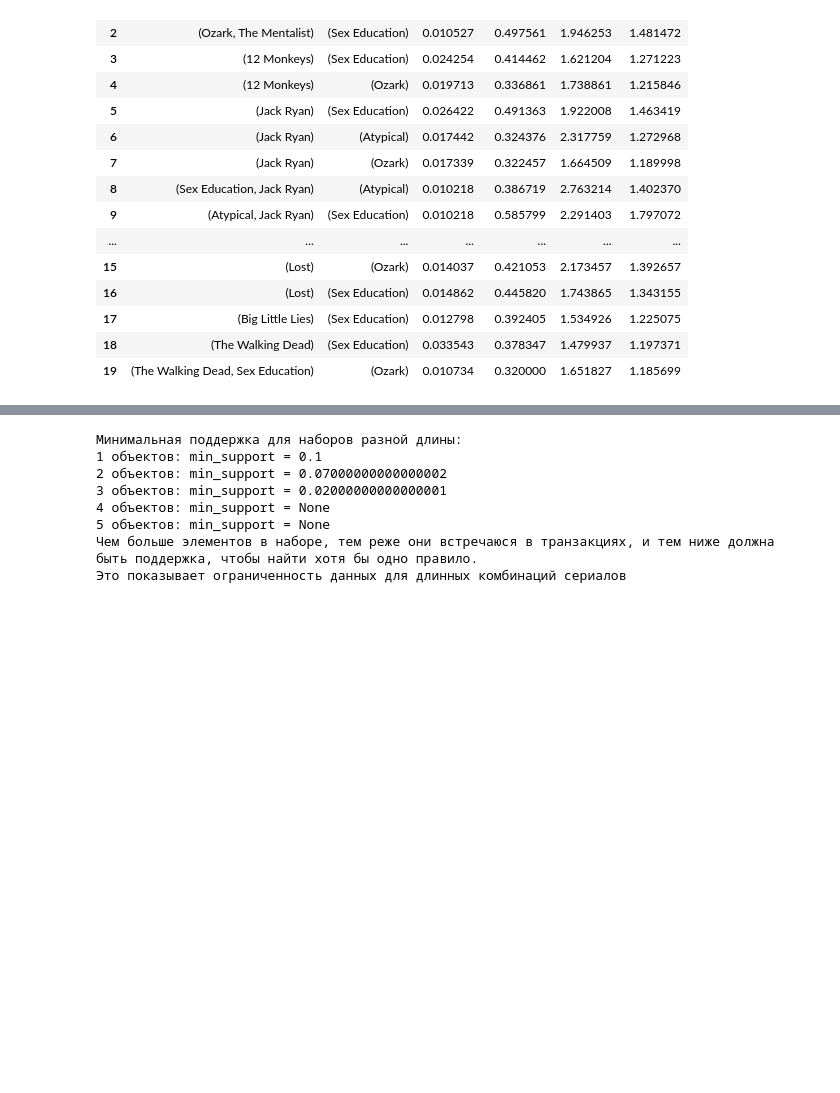
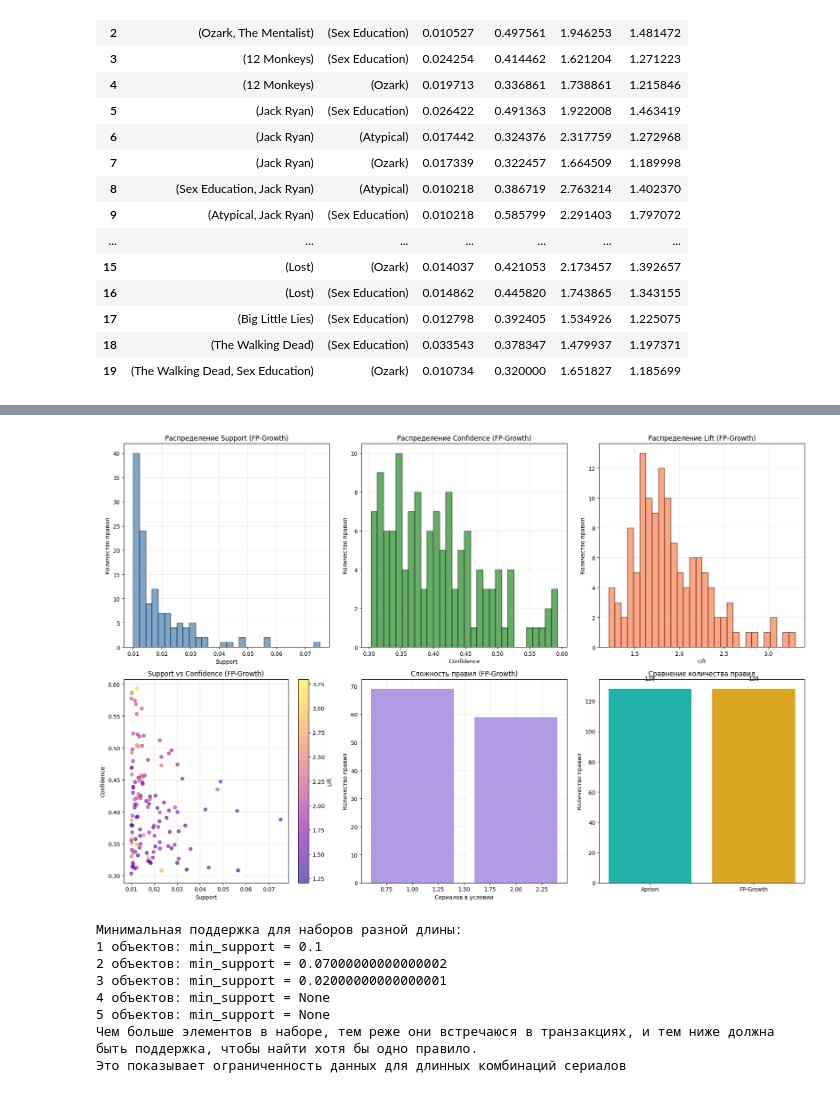
Before and after one commit to AccuRion1/machinelearn2, a Jupyter notebook: tv_lab2.ipynb, the cells around one changed output, grey strips where cells are left out. Drawn from its saved outputs; the diff is of its cells as text; code cells hidden in the pictures; blank space fills up the shorter version.

```diff
--- a/tv_lab2.ipynb
+++ b/tv_lab2.ipynb
@@ -391,0 +385,10 @@ rules_fpg[['antecedents','consequents','support','confidence','lift','conviction
+# %%
+print("\nГенерация ассоциативных правил")
+
+rules_fp = association_rules(frequent_itemsets_fp,
+                            metric="confidence",
+                            min_threshold=min_confidence)
+
+rules_fp = rules_fp[rules_fp['lift'] >= 1.0]
+
+print(f"кол-во правил fpg: {len(rules_fp)}")
@@ -392,3 +561,65 @@ rules_fpg[['antecedents','consequents','support','confidence','lift','conviction
+# %%
+fig, axes = plt.subplots(2, 3, figsize=(18, 12))
+
+# 1. Распределение поддержки правил
+if len(rules_fp) > 0:
+    axes[0, 0].hist(rules_fp['support'], bins=30, alpha=0.7, color='steelblue', edgecolor='black')
+    axes[0, 0].set_xlabel('Support')
+    axes[0, 0].set_ylabel('Количество правил')
+    axes[0, 0].set_title('Распределение Support (FP-Growth)')
+    axes[0, 0].grid(True, alpha=0.3)
+
+# 2. Распределение достоверности
+if len(rules_fp) > 0:
+    axes[0, 1].hist(rules_fp['confidence'], bins=30, alpha=0.7, color='forestgreen', edgecolor='black')
+    axes[0, 1].set_xlabel('Confidence')
+    axes[0, 1].set_ylabel('Количество правил')
+    axes[0, 1].set_title('Распределение Confidence (FP-Growth)')
+    axes[0, 1].grid(True, alpha=0.3)
+
+# 3. Распределение лифта
+if len(rules_fp) > 0:
+    axes[0, 2].hist(rules_fp['lift'], bins=30, alpha=0.7, color='coral', edgecolor='black')
+    axes[0, 2].set_xlabel('Lift')
+    axes[0, 2].set_ylabel('Количество правил')
+    axes[0, 2].set_title('Распределение Lift (FP-Growth)')
+    axes[0, 2].grid(True, alpha=0.3)
+
+# 4. Support vs Confidence
+if len(rules_fp) > 0:
+    scatter = axes[1, 0].scatter(rules_fp['support'], rules_fp['confidence'],
+                                c=rules_fp['lift'], cmap='plasma', alpha=0.6)
+    axes[1, 0].set_xlabel('Support')
+    axes[1, 0].set_ylabel('Confidence')
+    axes[1, 0].set_title('Support vs Confidence (FP-Growth)')
+    plt.colorbar(scatter, ax=axes[1, 0], label='Lift')
+    axes[1, 0].grid(True, alpha=0.3)
+
+# 5. Сложность правил
+if len(rules_fp) > 0:
+    complexity_dist = rules_fp['antecedent_len'].value_counts().sort_index()
+    axes[1, 1].bar(complexity_dist.index, complexity_dist.values, alpha=0.7, color='mediumpurple')
+    axes[1, 1].set_xlabel('Сериалов в условии')
+    axes[1, 1].set_ylabel('Количество правил')
+    axes[1, 1].set_title('Сложность правил (FP-Growth)')
+    axes[1, 1].grid(True, alpha=0.3)
+
+# 6. Сравнение с apriori
+if 'rules' in locals() and len(rules_fp) > 0:
+    algorithms = ['Apriori', 'FP-Growth']
+    rule_counts = [len(rules), len(rules_fp)]
+
+    bars = axes[1, 2].bar(algorithms, rule_counts, color=['lightseagreen', 'goldenrod'])
+    axes[1, 2].set_ylabel('Количество правил')
+    axes[1, 2].set_title('Сравнение количества правил')
+    for bar, count in zip(bars, rule_counts):
+        axes[1, 2].text(bar.get_x() + bar.get_width()/2, bar.get_height() + 5,
+                       f'{count}', ha='center', va='bottom')
+
+plt.tight_layout()
+plt.show()
+# %% [output]
+[figure, added]
 # %%
 #5. Алгоритмически определить минимальные значения поддержки для составления правил из 1, 2, и т.д. объектов в одном из алгоритмов.
 max_length = 5
```
Also changed, not shown: parts of 14 cells of this notebook.
